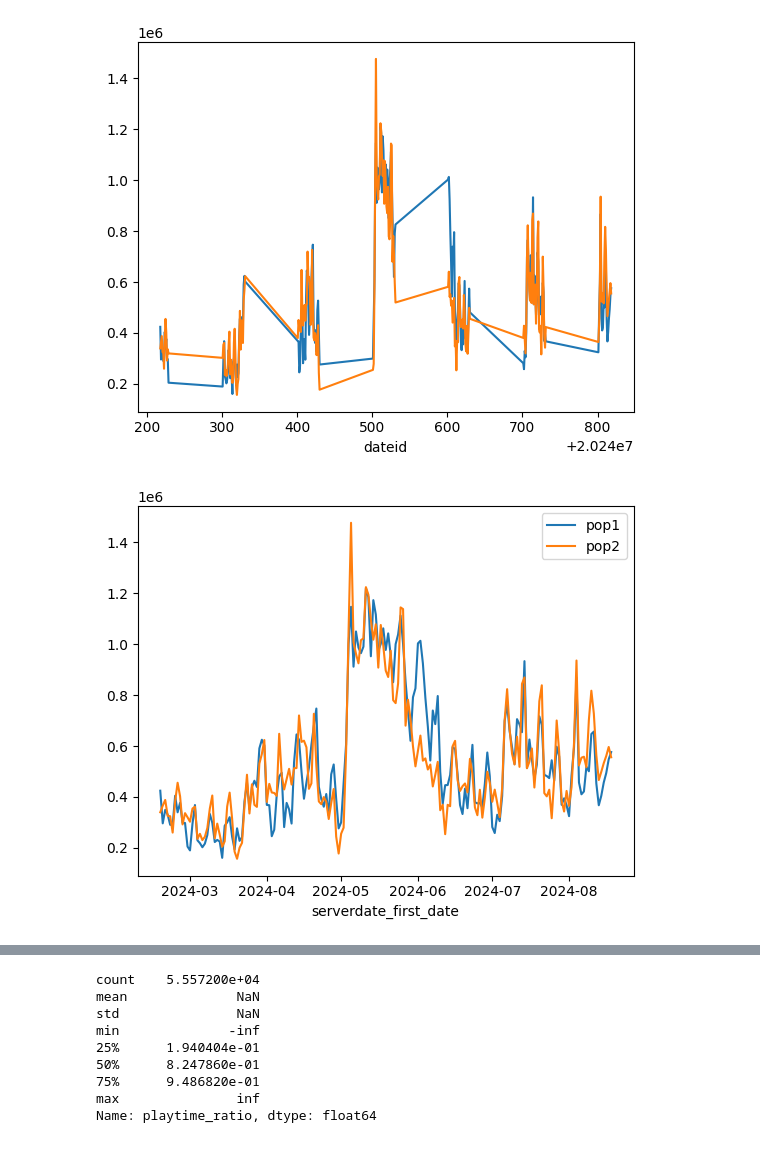
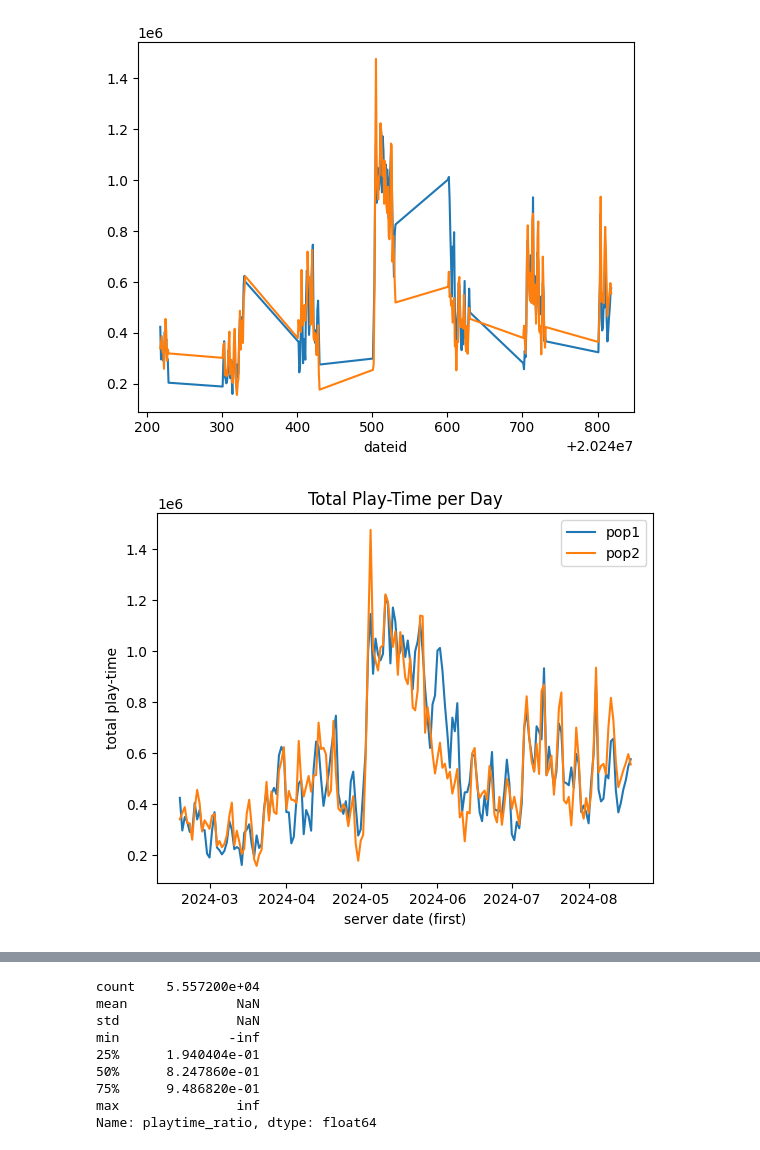
Before and after one commit to Mr28/game-user-engagement-analysis, a Jupyter notebook: Untitled-1.ipynb, the cells around one changed output, grey strips where cells are left out. Drawn from its saved outputs; the diff is of its cells as text; code cells hidden in the pictures.

```diff
--- a/Untitled-1.ipynb
+++ b/Untitled-1.ipynb
@@ -1080,12 +1164,15 @@ plt.show()
 # %%
 df['serverdate_first_date'] = df['serverdate_first'].dt.date
 
 df[df['population']=='pop1'].groupby('serverdate_first_date')['session_playtime_duration'].sum().plot(label='pop1')
 df[df['population']=='pop2'].groupby('serverdate_first_date')['session_playtime_duration'].sum().plot(label='pop2')
 plt.legend()
+plt.title('Total Play-Time per Day')
+plt.ylabel('total play-time')
+plt.xlabel('server date (first)')
 plt.show()
 # %% [output]
-[figure, old version]
+[figure, new version]
 # %%
 df[df['population']=='pop1'].groupby('serverdate_first_date')['sessionuptime_duration'].sum().plot(label='pop1')
 df[df['population']=='pop2'].groupby('serverdate_first_date')['sessionuptime_duration'].sum().plot(label='pop2')
```
Also changed, not shown: parts of 11 cells of this notebook, 1 other file.
